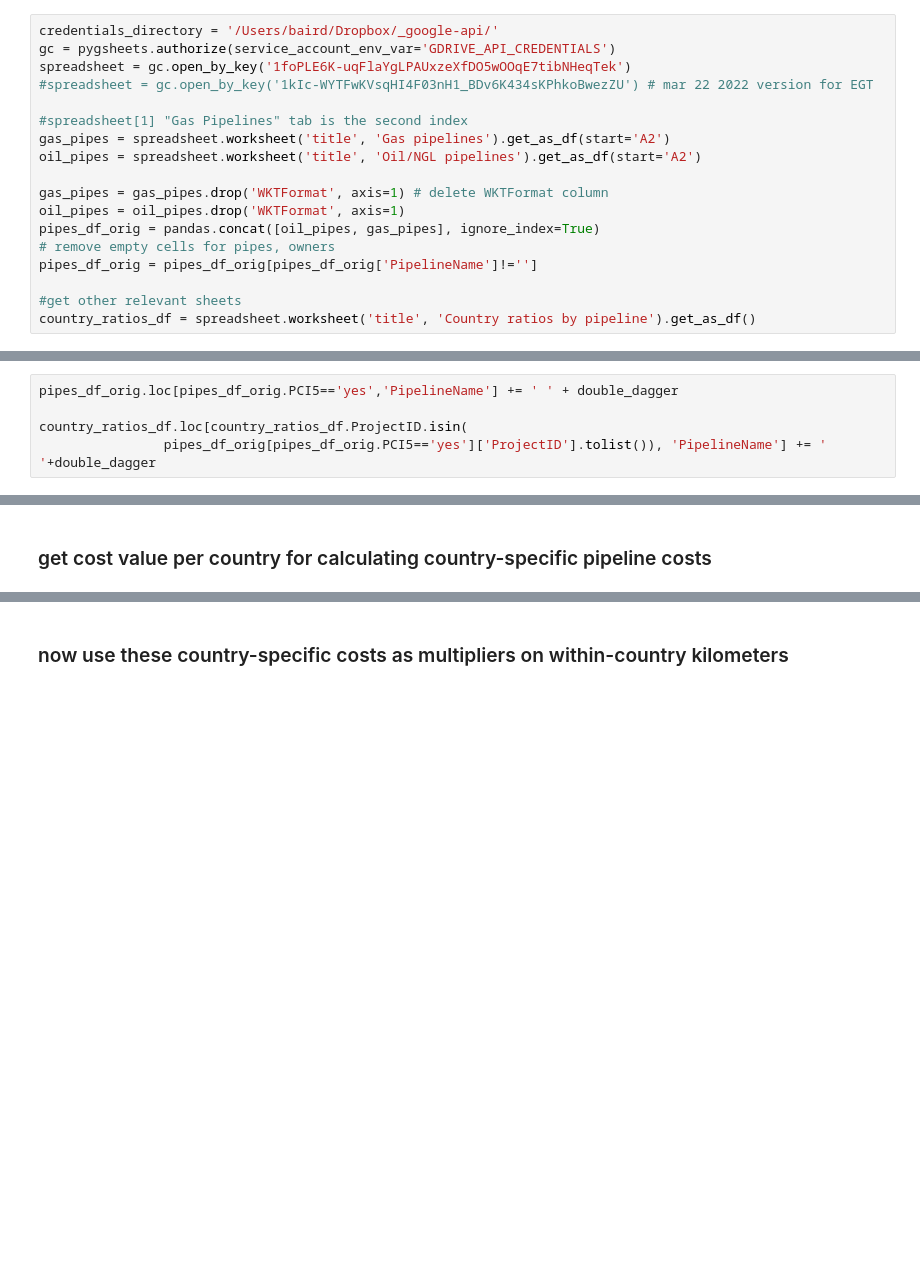
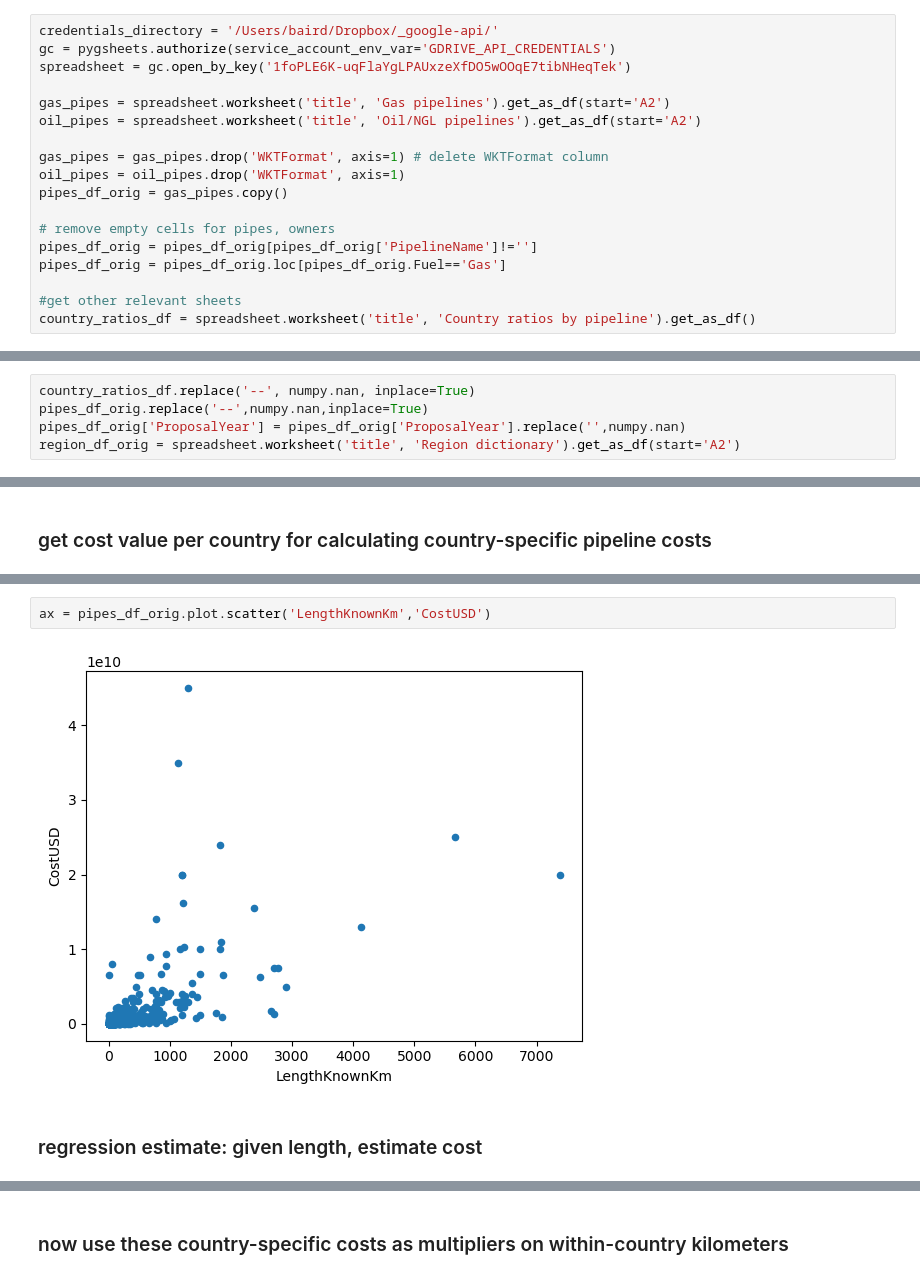
Before and after one commit to GlobalEnergyMonitor/GOIT-GGIT-research, a Jupyter notebook: europe-gas-report-2023/europe-gas-2023-research.ipynb, the cells around one changed output, grey strips where cells are left out. Drawn from its saved outputs; the diff is of its cells as text; blank space fills up the shorter version.

```diff
--- a/europe-gas-report-2023/europe-gas-2023-research.ipynb
+++ b/europe-gas-report-2023/europe-gas-2023-research.ipynb
@@ -12,17 +15,17 @@ import datetime
 credentials_directory = '/Users/baird/Dropbox/_google-api/'
 gc = pygsheets.authorize(service_account_env_var='GDRIVE_API_CREDENTIALS')
 spreadsheet = gc.open_by_key('1foPLE6K-uqFlaYgLPAUxzeXfDO5wOOqE7tibNHeqTek')
-#spreadsheet = gc.open_by_key('1kIc-WYTFwKVsqHI4F03nH1_BDv6K434sKPhkoBwezZU') # mar 22 2022 version for EGT
 
-#spreadsheet[1] "Gas Pipelines" tab is the second index
 gas_pipes = spreadsheet.worksheet('title', 'Gas pipelines').get_as_df(start='A2')
 oil_pipes = spreadsheet.worksheet('title', 'Oil/NGL pipelines').get_as_df(start='A2')
 
 gas_pipes = gas_pipes.drop('WKTFormat', axis=1) # delete WKTFormat column
 oil_pipes = oil_pipes.drop('WKTFormat', axis=1)
-pipes_df_orig = pandas.concat([oil_pipes, gas_pipes], ignore_index=True)
+pipes_df_orig = gas_pipes.copy()
+
 # remove empty cells for pipes, owners
 pipes_df_orig = pipes_df_orig[pipes_df_orig['PipelineName']!='']
+pipes_df_orig = pipes_df_orig.loc[pipes_df_orig.Fuel=='Gas']
 
 #get other relevant sheets
 country_ratios_df = spreadsheet.worksheet('title', 'Country ratios by pipeline').get_as_df()
@@ -38,3 +32,8 @@ region_df_orig = spreadsheet.worksheet('title', 'Region dictionary').get_as_df(s
+# %%
+country_ratios_df.replace('--', numpy.nan, inplace=True)
+pipes_df_orig.replace('--',numpy.nan,inplace=True)
+pipes_df_orig['ProposalYear'] = pipes_df_orig['ProposalYear'].replace('',numpy.nan)
+region_df_orig = spreadsheet.worksheet('title', 'Region dictionary').get_as_df(start='A2')
 # %%
 region_df_eu = region_df_orig.copy()[region_df_orig['EuropeanUnion']=='Yes']
 region_df_egt = region_df_orig.copy()[region_df_orig['EuroGasTracker']=='Yes']
@@ -61,5 +67,0 @@ double_dagger = u"\u2021"
-# %%
-pipes_df_orig.loc[pipes_df_orig.PCI5=='yes','PipelineName'] += ' ' + double_dagger
-
-country_ratios_df.loc[country_ratios_df.ProjectID.isin(
-                pipes_df_orig[pipes_df_orig.PCI5=='yes']['ProjectID'].tolist()), 'PipelineName'] += ' '+double_dagger
@@ -185,0 +141,6 @@ country_level_pipeline_costs_df
+# %%
+ax = pipes_df_orig.plot.scatter('LengthKnownKm','CostUSD')
+# %% [output]
+[figure, added]
+# %% [markdown]
+### regression estimate: given length, estimate cost
```
Also changed, not shown: parts of 90 cells of this notebook, 1 other file.
